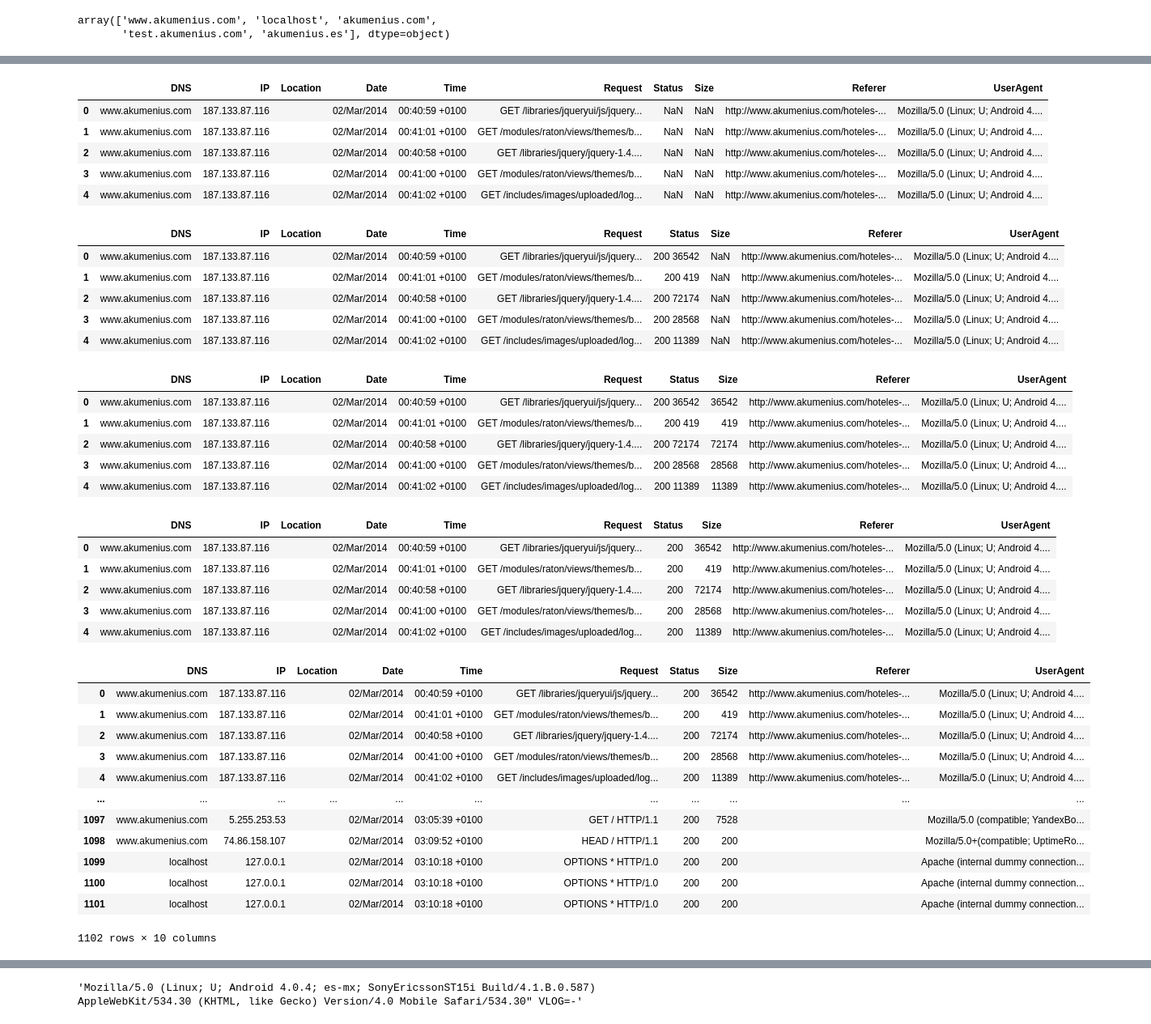
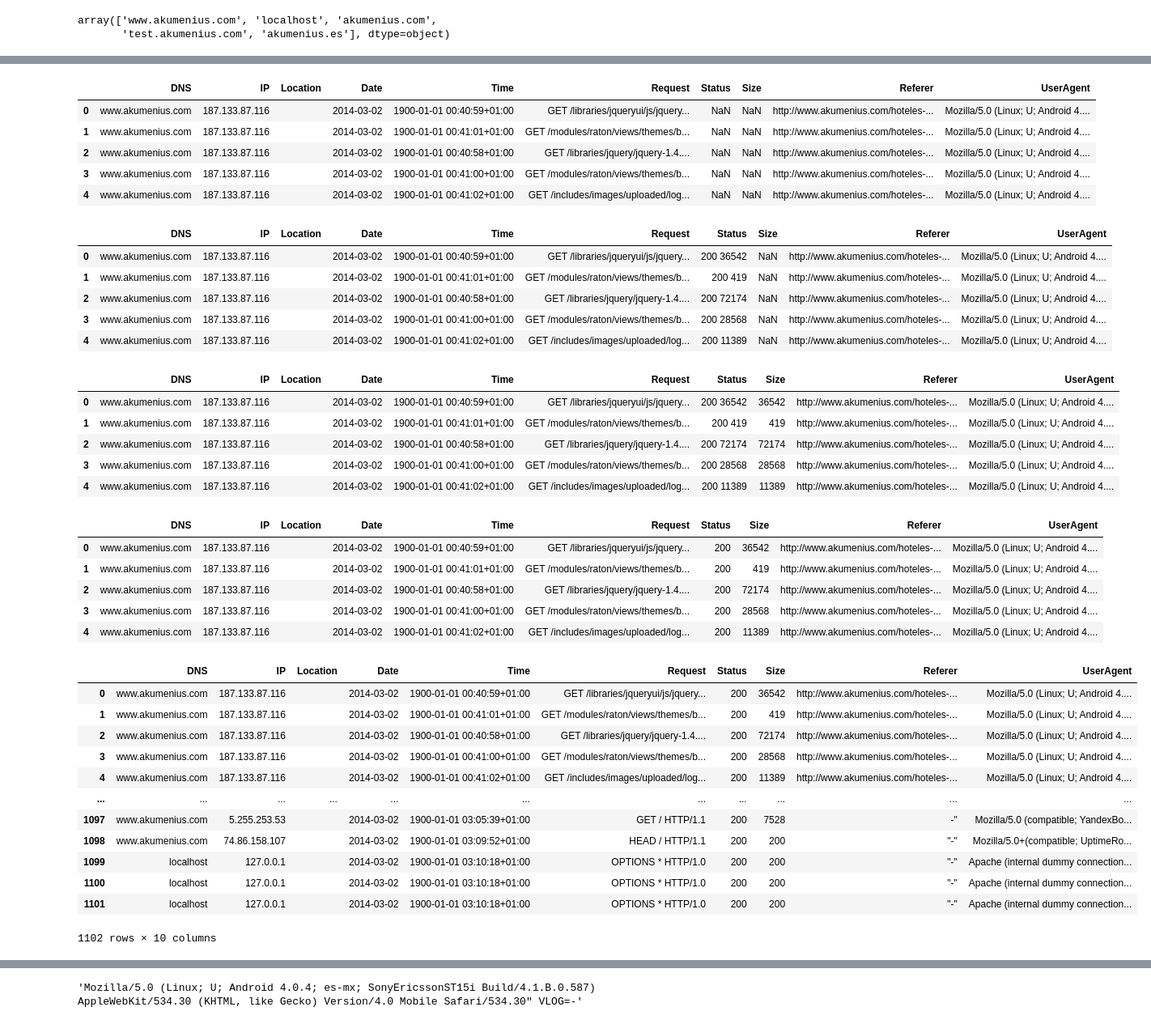
Before and after one commit to jesussantana/web-log-dash, a Jupyter notebook: Tasca_7_Registre_de_Logs.ipynb, the cells around one changed output, grey strips where cells are left out. Shown at 81% size. Drawn from its saved outputs; the diff is of its cells as text; code cells hidden in the pictures.

```diff
--- a/Tasca_7_Registre_de_Logs.ipynb
+++ b/Tasca_7_Registre_de_Logs.ipynb
@@ -16,11 +17,11 @@ pd.set_option('display.max_columns', None)
 # %%
 path = '../Data/Web_access_log-akumenius.com.txt'
 
-Logs = pd.read_csv(path, sep='\s | \- | \"', names =['DNS','IP','Location','Date','Time','Request','Status','Size','Referer','UserAgent'], skiprows=260771, engine='python')
+Logs_raw = pd.read_csv(path, sep='\s | \- | \"', names =['DNS','IP','Location','Date','Time','Request','Status','Size','Referer','UserAgent'], skiprows=260771, engine='python')
 
-Logs_copy = Logs.copy()
+Logs_copy = Logs_raw.copy()
 
-Logs_copy
+Logs_copy.head()
 # %% [output]
 |  | DNS | IP | Location | Date | Time | Request | Status | Size | Referer | UserAgent |
 | 0 | www.akumenius.com 187.133.87.116 | - [02/Mar/2014:00:40:59 +0100] | GET /libraries/jqueryui/js/jquery... | http://www.akumenius.com/hoteles-... | Mozilla/5.0 (Linux; U; Android 4.... | NaN | NaN | NaN | NaN | NaN |
@@ -105,3 +99,6 @@ array(['www.akumenius.com', 'localhost', 'akumenius.com',
 # Time data extraction
 
 Logs_copy.Time = Logs_copy.Date.str.extract(':(\d{2}:\d{2}:\d{2}.*)]')
+
+Logs_copy.Time = pd.to_datetime(Logs_copy.Time, format = '%H:%M:%S %z')
+Logs_copy.head()
@@ -108,16 +112,18 @@ Logs_copy.Time = Logs_copy.Date.str.extract(':(\d{2}:\d{2}:\d{2}.*)]')
 # %%
 # Date data extraction
 
-Logs_copy.Date= Logs_copy.Date.str.extract('(\d+/\w+/\d+)')
+Logs_copy.Date = Logs_copy.Date.str.extract('(\d+/\w+/\d+)')
+
+Logs_copy.Date = pd.to_datetime(Logs_copy.Date, format = '%d/%b/%Y')
 # %%
 Logs_copy.head()
 # %% [output]
 |  | DNS | IP | Location | Date | Time | Request | Status | Size | Referer | UserAgent |
-| 0 | www.akumenius.com | 187.133.87.116 |  | 02/Mar/2014 | 00:40:59 +0100 | GET /libraries/jqueryui/js/jquery... | NaN | NaN | http://www.akumenius.com/hoteles-... | Mozilla/5.0 (Linux; U; Android 4.... |
-| 1 | www.akumenius.com | 187.133.87.116 |  | 02/Mar/2014 | 00:41:01 +0100 | GET /modules/raton/views/themes/b... | NaN | NaN | http://www.akumenius.com/hoteles-... | Mozilla/5.0 (Linux; U; Android 4.... |
-| 2 | www.akumenius.com | 187.133.87.116 |  | 02/Mar/2014 | 00:40:58 +0100 | GET /libraries/jquery/jquery-1.4.... | NaN | NaN | http://www.akumenius.com/hoteles-... | Mozilla/5.0 (Linux; U; Android 4.... |
-| 3 | www.akumenius.com | 187.133.87.116 |  | 02/Mar/2014 | 00:41:00 +0100 | GET /modules/raton/views/themes/b... | NaN | NaN | http://www.akumenius.com/hoteles-... | Mozilla/5.0 (Linux; U; Android 4.... |
-| 4 | www.akumenius.com | 187.133.87.116 |  | 02/Mar/2014 | 00:41:02 +0100 | GET /includes/images/uploaded/log... | NaN | NaN | http://www.akumenius.com/hoteles-... | Mozilla/5.0 (Linux; U; Android 4.... |
+| 0 | www.akumenius.com | 187.133.87.116 |  | 2014-03-02 | 1900-01-01 00:40:59+01:00 | GET /libraries/jqueryui/js/jquery... | NaN | NaN | http://www.akumenius.com/hoteles-... | Mozilla/5.0 (Linux; U; Android 4.... |
+| 1 | www.akumenius.com | 187.133.87.116 |  | 2014-03-02 | 1900-01-01 00:41:01+01:00 | GET /modules/raton/views/themes/b... | NaN | NaN | http://www.akumenius.com/hoteles-... | Mozilla/5.0 (Linux; U; Android 4.... |
+| 2 | www.akumenius.com | 187.133.87.116 |  | 2014-03-02 | 1900-01-01 00:40:58+01:00 | GET /libraries/jquery/jquery-1.4.... | NaN | NaN | http://www.akumenius.com/hoteles-... | Mozilla/5.0 (Linux; U; Android 4.... |
+| 3 | www.akumenius.com | 187.133.87.116 |  | 2014-03-02 | 1900-01-01 00:41:00+01:00 | GET /modules/raton/views/themes/b... | NaN | NaN | http://www.akumenius.com/hoteles-... | Mozilla/5.0 (Linux; U; Android 4.... |
+| 4 | www.akumenius.com | 187.133.87.116 |  | 2014-03-02 | 1900-01-01 00:41:02+01:00 | GET /includes/images/uploaded/log... | NaN | NaN | http://www.akumenius.com/hoteles-... | Mozilla/5.0 (Linux; U; Android 4.... |
 # %%
 # Request & Status data split
 
@@ -126,11 +132,11 @@ Logs_copy[['Request','Status']] = Logs_copy.Request.str.split('\"', expand = Tru
 Logs_copy.head()
 # %% [output]
 |  | DNS | IP | Location | Date | Time | Request | Status | Size | Referer | UserAgent |
-| 0 | www.akumenius.com | 187.133.87.116 |  | 02/Mar/2014 | 00:40:59 +0100 | GET /libraries/jqueryui/js/jquery... | 200 36542 | NaN | http://www.akumenius.com/hoteles-... | Mozilla/5.0 (Linux; U; Android 4.... |
-| 1 | www.akumenius.com | 187.133.87.116 |  | 02/Mar/2014 | 00:41:01 +0100 | GET /modules/raton/views/themes/b... | 200 419 | NaN | http://www.akumenius.com/hoteles-... | Mozilla/5.0 (Linux; U; Android 4.... |
-| 2 | www.akumenius.com | 187.133.87.116 |  | 02/Mar/2014 | 00:40:58 +0100 | GET /libraries/jquery/jquery-1.4.... | 200 72174 | NaN | http://www.akumenius.com/hoteles-... | Mozilla/5.0 (Linux; U; Android 4.... |
-| 3 | www.akumenius.com | 187.133.87.116 |  | 02/Mar/2014 | 00:41:00 +0100 | GET /modules/raton/views/themes/b... | 200 28568 | NaN | http://www.akumenius.com/hoteles-... | Mozilla/5.0 (Linux; U; Android 4.... |
-| 4 | www.akumenius.com | 187.133.87.116 |  | 02/Mar/2014 | 00:41:02 +0100 | GET /includes/images/uploaded/log... | 200 11389 | NaN | http://www.akumenius.com/hoteles-... | Mozilla/5.0 (Linux; U; Android 4.... |
+| 0 | www.akumenius.com | 187.133.87.116 |  | 2014-03-02 | 1900-01-01 00:40:59+01:00 | GET /libraries/jqueryui/js/jquery... | 200 36542 | NaN | http://www.akumenius.com/hoteles-... | Mozilla/5.0 (Linux; U; Android 4.... |
+| 1 | www.akumenius.com | 187.133.87.116 |  | 2014-03-02 | 1900-01-01 00:41:01+01:00 | GET /modules/raton/views/themes/b... | 200 419 | NaN | http://www.akumenius.com/hoteles-... | Mozilla/5.0 (Linux; U; Android 4.... |
+| 2 | www.akumenius.com | 187.133.87.116 |  | 2014-03-02 | 1900-01-01 00:40:58+01:00 | GET /libraries/jquery/jquery-1.4.... | 200 72174 | NaN | http://www.akumenius.com/hoteles-... | Mozilla/5.0 (Linux; U; Android 4.... |
+| 3 | www.akumenius.com | 187.133.87.116 |  | 2014-03-02 | 1900-01-01 00:41:00+01:00 | GET /modules/raton/views/themes/b... | 200 28568 | NaN | http://www.akumenius.com/hoteles-... | Mozilla/5.0 (Linux; U; Android 4.... |
+| 4 | www.akumenius.com | 187.133.87.116 |  | 2014-03-02 | 1900-01-01 00:41:02+01:00 | GET /includes/images/uploaded/log... | 200 11389 | NaN | http://www.akumenius.com/hoteles-... | Mozilla/5.0 (Linux; U; Android 4.... |
 # %%
 # Size data extraction
 
@@ -138,11 +144,11 @@ Logs_copy.Size = Logs_copy.Status.str.extract('(\d+$)')
 Logs_copy.head()
 # %% [output]
 |  | DNS | IP | Location | Date | Time | Request | Status | Size | Referer | UserAgent |
-| 0 | www.akumenius.com | 187.133.87.116 |  | 02/Mar/2014 | 00:40:59 +0100 | GET /libraries/jqueryui/js/jquery... | 200 36542 | 36542 | http://www.akumenius.com/hoteles-... | Mozilla/5.0 (Linux; U; Android 4.... |
-| 1 | www.akumenius.com | 187.133.87.116 |  | 02/Mar/2014 | 00:41:01 +0100 | GET /modules/raton/views/themes/b... | 200 419 | 419 | http://www.akumenius.com/hoteles-... | Mozilla/5.0 (Linux; U; Android 4.... |
-| 2 | www.akumenius.com | 187.133.87.116 |  | 02/Mar/2014 | 00:40:58 +0100 | GET /libraries/jquery/jquery-1.4.... | 200 72174 | 72174 | http://www.akumenius.com/hoteles-... | Mozilla/5.0 (Linux; U; Android 4.... |
-| 3 | www.akumenius.com | 187.133.87.116 |  | 02/Mar/2014 | 00:41:00 +0100 | GET /modules/raton/views/themes/b... | 200 28568 | 28568 | http://www.akumenius.com/hoteles-... | Mozilla/5.0 (Linux; U; Android 4.... |
-| 4 | www.akumenius.com | 187.133.87.116 |  | 02/Mar/2014 | 00:41:02 +0100 | GET /includes/images/uploaded/log... | 200 11389 | 11389 | http://www.akumenius.com/hoteles-... | Mozilla/5.0 (Linux; U; Android 4.... |
+| 0 | www.akumenius.com | 187.133.87.116 |  | 2014-03-02 | 1900-01-01 00:40:59+01:00 | GET /libraries/jqueryui/js/jquery... | 200 36542 | 36542 | http://www.akumenius.com/hoteles-... | Mozilla/5.0 (Linux; U; Android 4.... |
+| 1 | www.akumenius.com | 187.133.87.116 |  | 2014-03-02 | 1900-01-01 00:41:01+01:00 | GET /modules/raton/views/themes/b... | 200 419 | 419 | http://www.akumenius.com/hoteles-... | Mozilla/5.0 (Linux; U; Android 4.... |
+| 2 | www.akumenius.com | 187.133.87.116 |  | 2014-03-02 | 1900-01-01 00:40:58+01:00 | GET /libraries/jquery/jquery-1.4.... | 200 72174 | 72174 | http://www.akumenius.com/hoteles-... | Mozilla/5.0 (Linux; U; Android 4.... |
+| 3 | www.akumenius.com | 187.133.87.116 |  | 2014-03-02 | 1900-01-01 00:41:00+01:00 | GET /modules/raton/views/themes/b... | 200 28568 | 28568 | http://www.akumenius.com/hoteles-... | Mozilla/5.0 (Linux; U; Android 4.... |
+| 4 | www.akumenius.com | 187.133.87.116 |  | 2014-03-02 | 1900-01-01 00:41:02+01:00 | GET /includes/images/uploaded/log... | 200 11389 | 11389 | http://www.akumenius.com/hoteles-... | Mozilla/5.0 (Linux; U; Android 4.... |
 # %%
 # Status data extraction
 
@@ -150,31 +156,30 @@ Logs_copy.Status = Logs_copy.Status.str.extract('(\d{3})')
 Logs_copy.head()
 # %% [output]
 |  | DNS | IP | Location | Date | Time | Request | Status | Size | Referer | UserAgent |
-| 0 | www.akumenius.com | 187.133.87.116 |  | 02/Mar/2014 | 00:40:59 +0100 | GET /libraries/jqueryui/js/jquery... | 200 | 36542 | http://www.akumenius.com/hoteles-... | Mozilla/5.0 (Linux; U; Android 4.... |
-| 1 | www.akumenius.com | 187.133.87.116 |  | 02/Mar/2014 | 00:41:01 +0100 | GET /modules/raton/views/themes/b... | 200 | 419 | http://www.akumenius.com/hoteles-... | Mozilla/5.0 (Linux; U; Android 4.... |
-| 2 | www.akumenius.com | 187.133.87.116 |  | 02/Mar/2014 | 00:40:58 +0100 | GET /libraries/jquery/jquery-1.4.... | 200 | 72174 | http://www.akumenius.com/hoteles-... | Mozilla/5.0 (Linux; U; Android 4.... |
-| 3 | www.akumenius.com | 187.133.87.116 |  | 02/Mar/2014 | 00:41:00 +0100 | GET /modules/raton/views/themes/b... | 200 | 28568 | http://www.akumenius.com/hoteles-... | Mozilla/5.0 (Linux; U; Android 4.... |
-| 4 | www.akumenius.com | 187.133.87.116 |  | 02/Mar/2014 | 00:41:02 +0100 | GET /includes/images/uploaded/log... | 200 | 11389 | http://www.akumenius.com/hoteles-... | Mozilla/5.0 (Linux; U; Android 4.... |
+| 0 | www.akumenius.com | 187.133.87.116 |  | 2014-03-02 | 1900-01-01 00:40:59+01:00 | GET /libraries/jqueryui/js/jquery... | 200 | 36542 | http://www.akumenius.com/hoteles-... | Mozilla/5.0 (Linux; U; Android 4.... |
+| 1 | www.akumenius.com | 187.133.87.116 |  | 2014-03-02 | 1900-01-01 00:41:01+01:00 | GET /modules/raton/views/themes/b... | 200 | 419 | http://www.akumenius.com/hoteles-... | Mozilla/5.0 (Linux; U; Android 4.... |
+| 2 | www.akumenius.com | 187.133.87.116 |  | 2014-03-02 | 1900-01-01 00:40:58+01:00 | GET /libraries/jquery/jquery-1.4.... | 200 | 72174 | http://www.akumenius.com/hoteles-... | Mozilla/5.0 (Linux; U; Android 4.... |
+| 3 | www.akumenius.com | 187.133.87.116 |  | 2014-03-02 | 1900-01-01 00:41:00+01:00 | GET /modules/raton/views/themes/b... | 200 | 28568 | http://www.akumenius.com/hoteles-... | Mozilla/5.0 (Linux; U; Android 4.... |
+| 4 | www.akumenius.com | 187.133.87.116 |  | 2014-03-02 | 1900-01-01 00:41:02+01:00 | GET /includes/images/uploaded/log... | 200 | 11389 | http://www.akumenius.com/hoteles-... | Mozilla/5.0 (Linux; U; Android 4.... |
 # %%
 # Referer useless data correction
-
 for index, row in Logs_copy.iterrows():
 
-    if row.Referer == '"-"' or row.Referer == '-"':
+    if '-"' in row.Referer:
         row.Referer = ""
 
 Logs_copy
 # %% [output]
 |  | DNS | IP | Location | Date | Time | Request | Status | Size | Referer | UserAgent |
-| 0 | www.akumenius.com | 187.133.87.116 |  | 02/Mar/2014 | 00:40:59 +0100 | GET /libraries/jqueryui/js/jquery... | 200 | 36542 | http://www.akumenius.com/hoteles-... | Mozilla/5.0 (Linux; U; Android 4.... |
-| 1 | www.akumenius.com | 187.133.87.116 |  | 02/Mar/2014 | 00:41:01 +0100 | GET /modules/raton/views/themes/b... | 200 | 419 | http://www.akumenius.com/hoteles-... | Mozilla/5.0 (Linux; U; Android 4.... |
-| 2 | www.akumenius.com | 187.133.87.116 |  | 02/Mar/2014 | 00:40:58 +0100 | GET /libraries/jquery/jquery-1.4.... | 200 | 72174 | http://www.akumenius.com/hoteles-... | Mozilla/5.0 (Linux; U; Android 4.... |
-| 3 | www.akumenius.com | 187.133.87.116 |  | 02/Mar/2014 | 00:41:00 +0100 | GET /modules/raton/views/themes/b... | 200 | 28568 | http://www.akumenius.com/hoteles-... | Mozilla/5.0 (Linux; U; Android 4.... |
-| 4 | www.akumenius.com | 187.133.87.116 |  | 02/Mar/2014 | 00:41:02 +0100 | GET /includes/images/uploaded/log... | 200 | 11389 | http://www.akumenius.com/hoteles-... | Mozilla/5.0 (Linux; U; Android 4.... |
+| 0 | www.akumenius.com | 187.133.87.116 |  | 2014-03-02 | 1900-01-01 00:40:59+01:00 | GET /libraries/jqueryui/js/jquery... | 200 | 36542 | http://www.akumenius.com/hoteles-... | Mozilla/5.0 (Linux; U; Android 4.... |
+| 1 | www.akumenius.com | 187.133.87.116 |  | 2014-03-02 | 1900-01-01 00:41:01+01:00 | GET /modules/raton/views/themes/b... | 200 | 419 | http://www.akumenius.com/hoteles-... | Mozilla/5.0 (Linux; U; Android 4.... |
+| 2 | www.akumenius.com | 187.133.87.116 |  | 2014-03-02 | 1900-01-01 00:40:58+01:00 | GET /libraries/jquery/jquery-1.4.... | 200 | 72174 | http://www.akumenius.com/hoteles-... | Mozilla/5.0 (Linux; U; Android 4.... |
+| 3 | www.akumenius.com | 187.133.87.116 |  | 2014-03-02 | 1900-01-01 00:41:00+01:00 | GET /modules/raton/views/themes/b... | 200 | 28568 | http://www.akumenius.com/hoteles-... | Mozilla/5.0 (Linux; U; Android 4.... |
+| 4 | www.akumenius.com | 187.133.87.116 |  | 2014-03-02 | 1900-01-01 00:41:02+01:00 | GET /includes/images/uploaded/log... | 200 | 11389 | http://www.akumenius.com/hoteles-... | Mozilla/5.0 (Linux; U; Android 4.... |
 | ... | ... | ... | ... | ... | ... | ... | ... | ... | ... | ... |
-| 1097 | www.akumenius.com | 5.255.253.53 |  | 02/Mar/2014 | 03:05:39 +0100 | GET / HTTP/1.1 | 200 | 7528 |  | Mozilla/5.0 (compatible; YandexBo... |
-| 1098 | www.akumenius.com | 74.86.158.107 |  | 02/Mar/2014 | 03:09:52 +0100 | HEAD / HTTP/1.1 | 200 | 200 |  | Mozilla/5.0+(compatible; UptimeRo... |
-| 1099 | localhost | 127.0.0.1 |  | 02/Mar/2014 | 03:10:18 +0100 | OPTIONS * HTTP/1.0 | 200 | 200 |  | Apache (internal dummy connection... |
-| 1100 | localhost | 127.0.0.1 |  | 02/Mar/2014 | 03:10:18 +0100 | OPTIONS * HTTP/1.0 | 200 | 200 |  | Apache (internal dummy connection... |
-| 1101 | localhost | 127.0.0.1 |  | 02/Mar/2014 | 03:10:18 +0100 | OPTIONS * HTTP/1.0 | 200 | 200 |  | Apache (internal dummy connection... |
+| 1097 | www.akumenius.com | 5.255.253.53 |  | 2014-03-02 | 1900-01-01 03:05:39+01:00 | GET / HTTP/1.1 | 200 | 7528 | -" | Mozilla/5.0 (compatible; YandexBo... |
+| 1098 | www.akumenius.com | 74.86.158.107 |  | 2014-03-02 | 1900-01-01 03:09:52+01:00 | HEAD / HTTP/1.1 | 200 | 200 | "-" | Mozilla/5.0+(compatible; UptimeRo... |
+| 1099 | localhost | 127.0.0.1 |  | 2014-03-02 | 1900-01-01 03:10:18+01:00 | OPTIONS * HTTP/1.0 | 200 | 200 | "-" | Apache (internal dummy connection... |
+| 1100 | localhost | 127.0.0.1 |  | 2014-03-02 | 1900-01-01 03:10:18+01:00 | OPTIONS * HTTP/1.0 | 200 | 200 | "-" | Apache (internal dummy connection... |
+| 1101 | localhost | 127.0.0.1 |  | 2014-03-02 | 1900-01-01 03:10:18+01:00 | OPTIONS * HTTP/1.0 | 200 | 200 | "-" | Apache (internal dummy connection... |
 1102 rows × 10 columns
```
Also changed, not shown: parts of 18 cells of this notebook.
